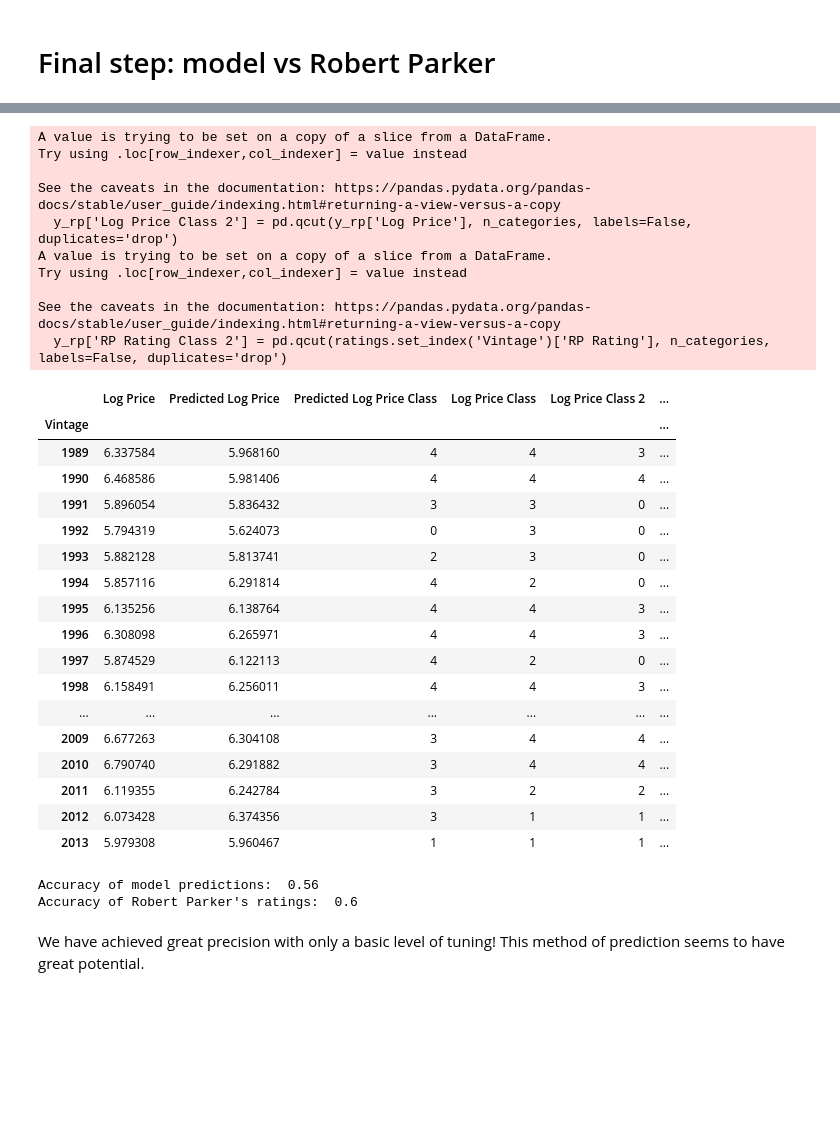
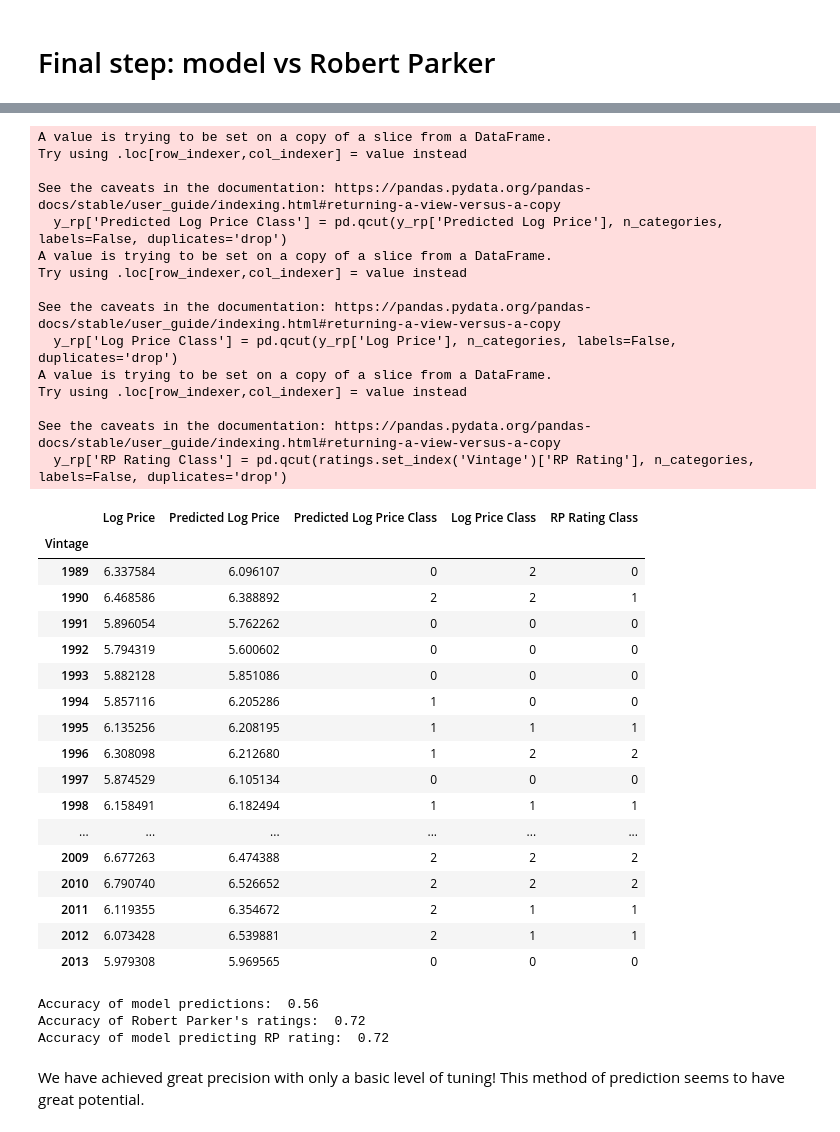
Before and after one commit to RoucherA/GrandCruClassifier, a Jupyter notebook: predictive models.ipynb, the cells around one changed output, grey strips where cells are left out. Drawn from its saved outputs; the diff is of its cells as text; code cells hidden in the pictures; blank space fills up the shorter version.

Commit message:
Improve Kalman Model.

```diff
--- a/predictive models.ipynb
+++ b/predictive models.ipynb
@@ -45,5 +58,7 @@ X['Harvest Temperature'] = \
 # %%
+display(prices.head())
 y = prices.set_index('Vintage', drop=True)
+y['Log Price'] = np.log(y['Price'])
 sns.lineplot(data=y['Log Price'])
 plt.show()
 # %% [output]
@@ -84,7 +101,7 @@ def Kalman(X,y):
     column_names = X.columns.to_list()+['Intercept']
     coefficients = pd.DataFrame(0, index=y.index, columns=column_names)
 
-    x_k = np.array([-0.05, 0, -0.05, 0.35,6]).reshape(-1,1)
+    x_k = np.array([0]*(len(column_names)-1)+[6]).reshape(-1,1)
     print(np.shape(x_k))
 
     dimension_x = len(X.columns)+1
@@ -94,12 +111,12 @@ def Kalman(X,y):
 
     # Initialize the covariance matrix of random real state perturbations
     Q = np.eye(dimension_x)*1
-    Q[dimension_x-1,dimension_x-1] = 6
+    Q[dimension_x-1,dimension_x-1] = 1
     print(Q)
 
 
     # Initialize the covariance matrix of observation noise, here in dimension 1
-    R = 14
+    R = 1
     predictions = []
     len_buffer = 10
     buffer = [np.zeros_like(x_k)] * len_buffer
@@ -113,7 +130,7 @@ def Kalman(X,y):
         H_k = np.array(X.iloc[vintage-min_vintage, :].values.tolist()+[1]).reshape(1,-1)
 
         a, b = 0,10
-        coeffs = [0]*len_buffer
+        coeffs = [0]*(len_buffer)
         total = sum([a*j+b for j in range(len_buffer-3)])
         for i in range(len_buffer-3):
             coeffs[i] = (a*i + b)/ total
@@ -200,47 +254,53 @@ Second options makes accuracy go from 0.29 to 0.47
 # %%
 from sklearn.metrics import accuracy_score
 
-n_categories = 5
-y_result = classifier(y_result, 'Predicted Log Price', horizon=3, n_categories=n_categories)
-y_result = classifier(y_result, 'Log Price', horizon=3, n_categories=n_categories)
+n_categories = 3
 y_rp = y_result.loc[1989:2013,:]
-y_rp['Log Price Class 2'] = pd.qcut(y_rp['Log Price'], n_categories, labels=False, duplicates='drop')
-y_rp['RP Rating Class 2'] = pd.qcut(ratings.set_index('Vintage')['RP Rating'], n_categories, labels=False, duplicates='drop')
+y_rp['Predicted Log Price Class'] = pd.qcut(y_rp['Predicted Log Price'], n_categories, labels=False, duplicates='drop')
+y_rp['Log Price Class'] = pd.qcut(y_rp['Log Price'], n_categories, labels=False, duplicates='drop')
+y_rp['RP Rating Class'] = pd.qcut(ratings.set_index('Vintage')['RP Rating'], n_categories, labels=False, duplicates='drop')
 display(y_rp)
-print('Accuracy of model predictions: ',accuracy_score(y_rp['Predicted Log Price Class'], y_rp['Log Price Class']).round(2))
-print("Accuracy of Robert Parker's ratings: ",accuracy_score(y_rp['RP Rating Class 2'], y_rp['Log Price Class 2']).round(2))
+print('Accuracy of model predictions: ',accuracy_score(y_rp['Predicted Log Price Class'], y_rp['Log Price Class']).round(3))
+print("Accuracy of Robert Parker's ratings: ",accuracy_score(y_rp['RP Rating Class'], y_rp['Log Price Class']).round(3))
+print('Accuracy of model predicting RP rating: ',accuracy_score(y_rp['Predicted Log Price Class'], y_rp['RP Rating Class']).round(3))
 #print('Average error: ', np.mean(np.abs(y_result.loc[1990:2010, 'Predicted Log Price Class'] - y_result.loc[1990:2010, 'Log Price Class'])))
 # %% [output]
 A value is trying to be set on a copy of a slice from a DataFrame.
 Try using .loc[row_indexer,col_indexer] = value instead
 
 See the caveats in the documentation: https://pandas.pydata.org/pandas-docs/stable/user_guide/indexing.html#returning-a-view-versus-a-copy
-  y_rp['Log Price Class 2'] = pd.qcut(y_rp['Log Price'], n_categories, labels=False, duplicates='drop')
+  y_rp['Predicted Log Price Class'] = pd.qcut(y_rp['Predicted Log Price'], n_categories, labels=False, duplicates='drop')
 A value is trying to be set on a copy of a slice from a DataFrame.
 Try using .loc[row_indexer,col_indexer] = value instead
 
 See the caveats in the documentation: https://pandas.pydata.org/pandas-docs/stable/user_guide/indexing.html#returning-a-view-versus-a-copy
-  y_rp['RP Rating Class 2'] = pd.qcut(ratings.set_index('Vintage')['RP Rating'], n_categories, labels=False, duplicates='drop')
+  y_rp['Log Price Class'] = pd.qcut(y_rp['Log Price'], n_categories, labels=False, duplicates='drop')
+A value is trying to be set on a copy of a slice from a DataFrame.
+Try using .loc[row_indexer,col_indexer] = value instead
+
+See the caveats in the documentation: https://pandas.pydata.org/pandas-docs/stable/user_guide/indexing.html#returning-a-view-versus-a-copy
+  y_rp['RP Rating Class'] = pd.qcut(ratings.set_index('Vintage')['RP Rating'], n_categories, labels=False, duplicates='drop')
-|  | Log Price | Predicted Log Price | Predicted Log Price Class | Log Price Class | Log Price Class 2 | ... |
-| Vintage |  |  |  |  |  | ... |
-| 1989 | 6.337584 | 5.968160 | 4 | 4 | 3 | ... |
-| 1990 | 6.468586 | 5.981406 | 4 | 4 | 4 | ... |
-| 1991 | 5.896054 | 5.836432 | 3 | 3 | 0 | ... |
-| 1992 | 5.794319 | 5.624073 | 0 | 3 | 0 | ... |
-| 1993 | 5.882128 | 5.813741 | 2 | 3 | 0 | ... |
-| 1994 | 5.857116 | 6.291814 | 4 | 2 | 0 | ... |
-| 1995 | 6.135256 | 6.138764 | 4 | 4 | 3 | ... |
-| 1996 | 6.308098 | 6.265971 | 4 | 4 | 3 | ... |
-| 1997 | 5.874529 | 6.122113 | 4 | 2 | 0 | ... |
-| 1998 | 6.158491 | 6.256011 | 4 | 4 | 3 | ... |
-| ... | ... | ... | ... | ... | ... | ... |
-| 2009 | 6.677263 | 6.304108 | 3 | 4 | 4 | ... |
-| 2010 | 6.790740 | 6.291882 | 3 | 4 | 4 | ... |
-| 2011 | 6.119355 | 6.242784 | 3 | 2 | 2 | ... |
-| 2012 | 6.073428 | 6.374356 | 3 | 1 | 1 | ... |
-| 2013 | 5.979308 | 5.960467 | 1 | 1 | 1 | ... |
+|  | Log Price | Predicted Log Price | Predicted Log Price Class | Log Price Class | RP Rating Class |
+| Vintage |  |  |  |  |  |
+| 1989 | 6.337584 | 6.096107 | 0 | 2 | 0 |
+| 1990 | 6.468586 | 6.388892 | 2 | 2 | 1 |
+| 1991 | 5.896054 | 5.762262 | 0 | 0 | 0 |
+| 1992 | 5.794319 | 5.600602 | 0 | 0 | 0 |
+| 1993 | 5.882128 | 5.851086 | 0 | 0 | 0 |
+| 1994 | 5.857116 | 6.205286 | 1 | 0 | 0 |
+| 1995 | 6.135256 | 6.208195 | 1 | 1 | 1 |
+| 1996 | 6.308098 | 6.212680 | 1 | 2 | 2 |
+| 1997 | 5.874529 | 6.105134 | 0 | 0 | 0 |
+| 1998 | 6.158491 | 6.182494 | 1 | 1 | 1 |
+| ... | ... | ... | ... | ... | ... |
+| 2009 | 6.677263 | 6.474388 | 2 | 2 | 2 |
+| 2010 | 6.790740 | 6.526652 | 2 | 2 | 2 |
+| 2011 | 6.119355 | 6.354672 | 2 | 1 | 1 |
+| 2012 | 6.073428 | 6.539881 | 2 | 1 | 1 |
+| 2013 | 5.979308 | 5.969565 | 0 | 0 | 0 |
 Accuracy of model predictions:  0.56
-Accuracy of Robert Parker's ratings:  0.6
+Accuracy of Robert Parker's ratings:  0.72
+Accuracy of model predicting RP rating:  0.72
 # %% [markdown]
 We have achieved great precision with only a basic level of tuning! This method of prediction seems to have great potential.
 # %% [markdown]
```
Also changed, not shown: parts of 10 cells of this notebook, 2 other files.
